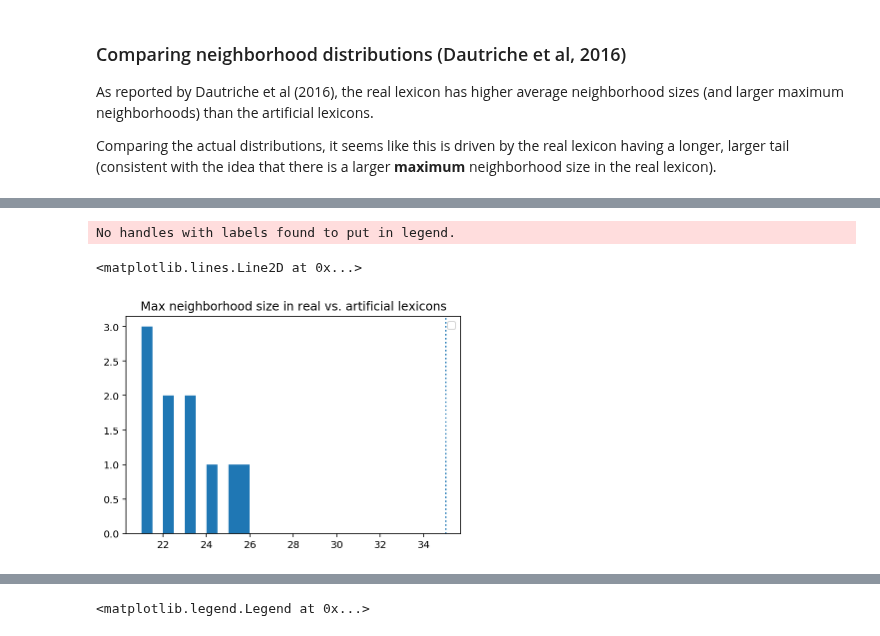
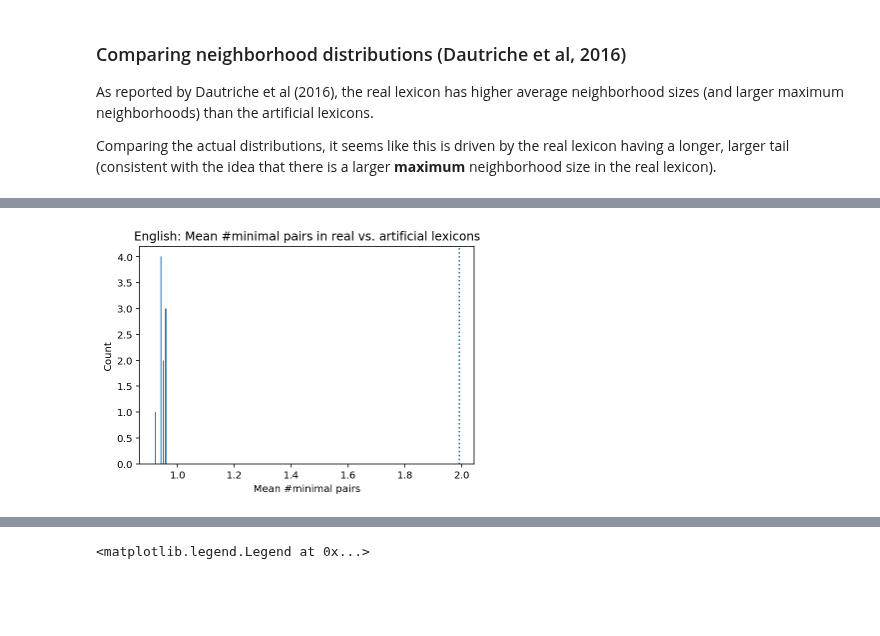
Before and after one commit to seantrott/homophone_simulations, a Jupyter notebook: minimal_pairs_analysis.ipynb, the cells around one changed output, grey strips where cells are left out. Saved outputs shown, nothing was run; the diff lists cells and outputs as text; code cells hidden in the pictures; blank space fills up the shorter version.

Commit message:
minimal pairs

```diff
--- a/minimal_pairs_analysis.ipynb
+++ b/minimal_pairs_analysis.ipynb
@@ -22,2 +79,11 @@ import src.utils as utils
+# %%
+def load_lexicons_for_language(language):
+    """Loads lexicons for a given language."""
+    df_real = pd.read_csv("data/processed/{lan1}/minimal_pairs/{lan2}_all_mps.csv".format(lan1=language,
+                                                                                         lan2=language))
+    df_real_processed = utils.preprocess_for_analysis(df_real, word_column="Word", phon_column="PhonDISC")
+    df_artificials = pd.read_csv("data/processed/{lan1}/minimal_pairs/{lan2}_artificial_10_matched_on_sylls_mps.csv".format(lan1=language,
+                                                                                                                           lan2=language))
+    return df_real, df_real_processed, df_artificials
 # %% [markdown]
 ## English
@@ -48,0 +90,2 @@ df_english_artificials = pd.read_csv("data/processed/english/minimal_pairs/engli
+# %%
+df_celex, df_celex_processed, df_english_artificials = load_lexicons_for_language("english")
@@ -49,2 +106,4 @@ df_english_artificials = pd.read_csv("data/processed/english/minimal_pairs/engli
+# %%
+df_english_stats = get_stats_for_lexicon(df_celex_processed)
 # %% [markdown]
 ### Preprocess artificials
@@ -73,0 +110,2 @@ for i in tqdm(range(NUM_ARTIFICIAL)):
+# %%
+info_for_english = process_and_extract_artificials(df_english_artificials)
@@ -89,9 +120,5 @@ No handles with labels found to put in legend.
-# %%
-plt.hist(max_mp)
-plt.title("Max neighborhood size in real vs. artificial lexicons")
-plt.legend()
-plt.axvline(x=real_mp_max, linestyle="dotted")
-# %% [output]
-No handles with labels found to put in legend.
-<matplotlib.lines.Line2D at 0x...>
-[figure, removed]
+# %%
+plot_real_vs_art(info_for_english['mean_mp'], df_english_stats['mean_mp'],
+                'Mean #minimal pairs', language="English")
+# %% [output]
+[figure, added]
```
Also changed, not shown: parts of 48 cells of this notebook, 1 other file.
